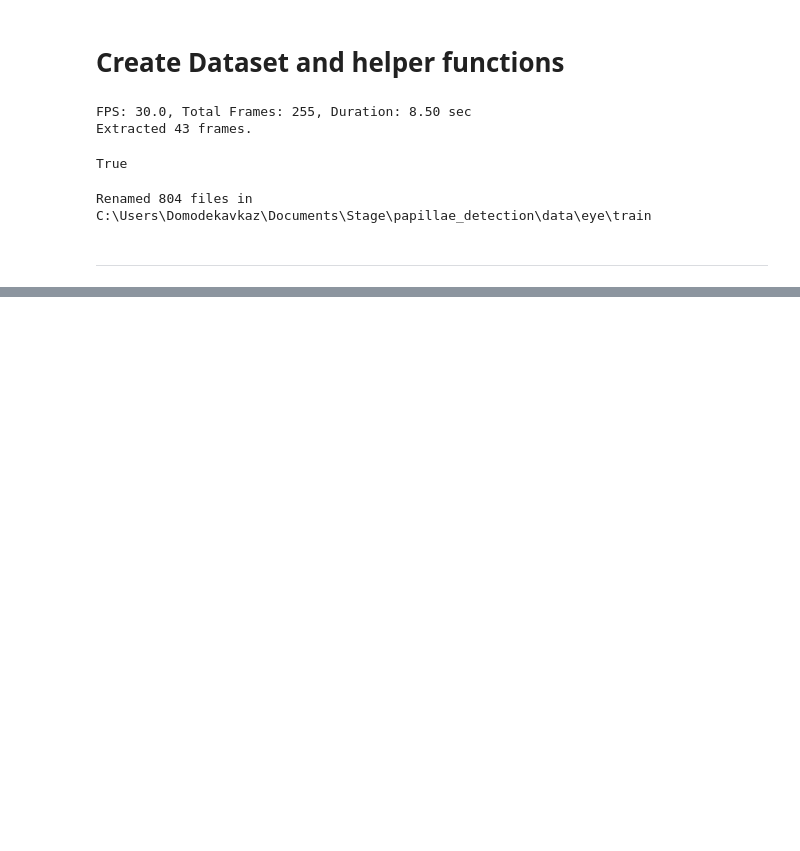
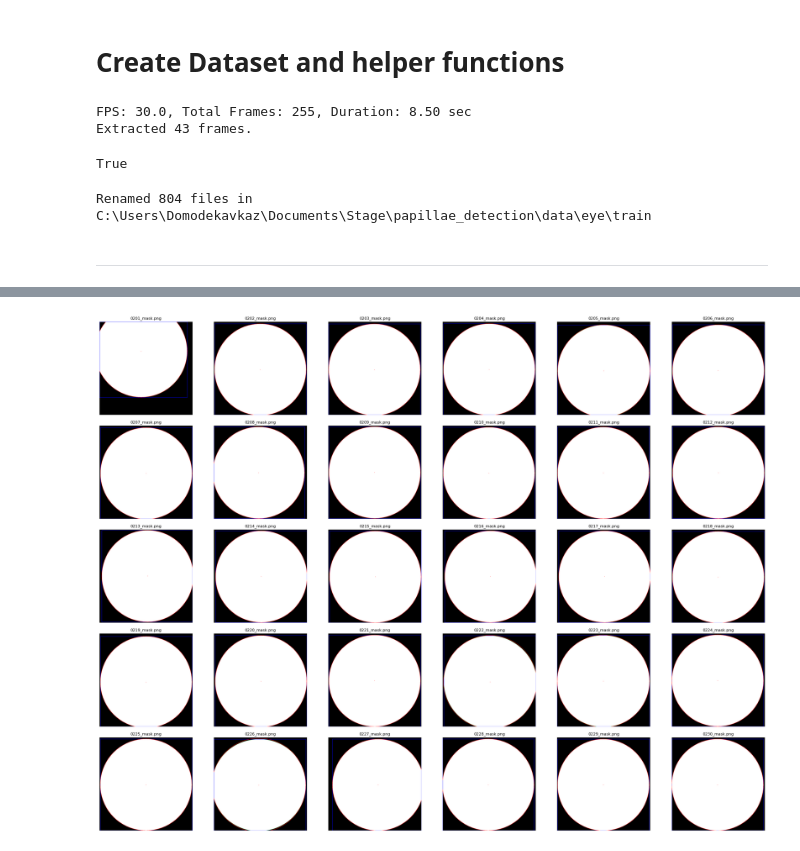
Before and after one commit to Pauwit/EyeSegmentation, a Jupyter notebook: create_dataset.ipynb, the cells around one changed output, grey strips where cells are left out. Cells and saved outputs as stored; diff of their text form; code cells hidden in the pictures; blank space fills up the shorter version.

```diff
--- a/create_dataset.ipynb
+++ b/create_dataset.ipynb
@@ -111,3 +115,13 @@ i = 0
 for p in read_paths("pngs.txt"):
     duplicate_file(p, f"data/eye/train/{i:04d}.png")
     i += 1
+# %%
+mask_path = "datasets/segmentation/val/images"
+image_path = "data/eye/train"
+put_to = "datasets/segmentation/val/tmp"
+
+for filename in os.listdir(mask_path):
+    src = os.path.join(image_path, filename)
+    dst = os.path.join(put_to, filename)
+    shutil.copy(src, dst)
+    print(f"Copied {filename} to {dst}")
@@ -113,0 +202,57 @@ for p in read_paths("pngs.txt"):
+# %%
+# Path to your mask folder
+masks_dir = Path("data/eye/train_masks")
+
+# Get first 30 masks
+mask_paths = sorted(masks_dir.glob("*.png"))[200:230]
+
+# Create display grid
+plt.figure(figsize=(20, 15))
+
+for i, mask_path in enumerate(mask_paths):
+    # Read grayscale mask
+    mask = cv2.imread(str(mask_path), cv2.IMREAD_GRAYSCALE)
+    h, w = mask.shape
+
+    # Binarize
+    _, mask_bin = cv2.threshold(mask, 127, 255, cv2.THRESH_BINARY)
+
+    # Find contours
+    contours, _ = cv2.findContours(mask_bin, cv2.RETR_EXTERNAL, cv2.CHAIN_APPROX_SIMPLE)
+    if not contours:
+        print(f"No contour found in {mask_path.name}")
+        continue
+
+    contour = max(contours, key=cv2.contourArea)
+
+    # Bounding box
+    x, y, bw, bh = cv2.boundingRect(contour)
+
+    # Enclosing circle
+    (xc, yc), radius = cv2.minEnclosingCircle(contour)
+    center = (int(xc), int(yc))
+    radius = int(radius)
+
+    # Prepare visualization
+    vis = cv2.cvtColor(mask, cv2.COLOR_GRAY2BGR)
+
+    # Draw contour (green)
+    cv2.drawContours(vis, [contour], -1, (0, 255, 0), 1)
+
+    # Draw bounding box (red)
+    cv2.rectangle(vis, (x, y), (x + bw, y + bh), (0, 0, 255), 2)
+
+    # Draw enclosing circle (blue)
+    cv2.circle(vis, center, radius, (255, 0, 0), 2)
+    cv2.circle(vis, center, 2, (255, 0, 0), -1)  # dot at center
+
+    # Display
+    plt.subplot(5, 6, i + 1)
+    plt.imshow(vis)
+    plt.title(mask_path.name, fontsize=8)
+    plt.axis("off")
+
+plt.tight_layout()
+plt.show()
+# %% [output]
+[figure, added]
```
Also changed, not shown: parts of 7 cells of this notebook.
